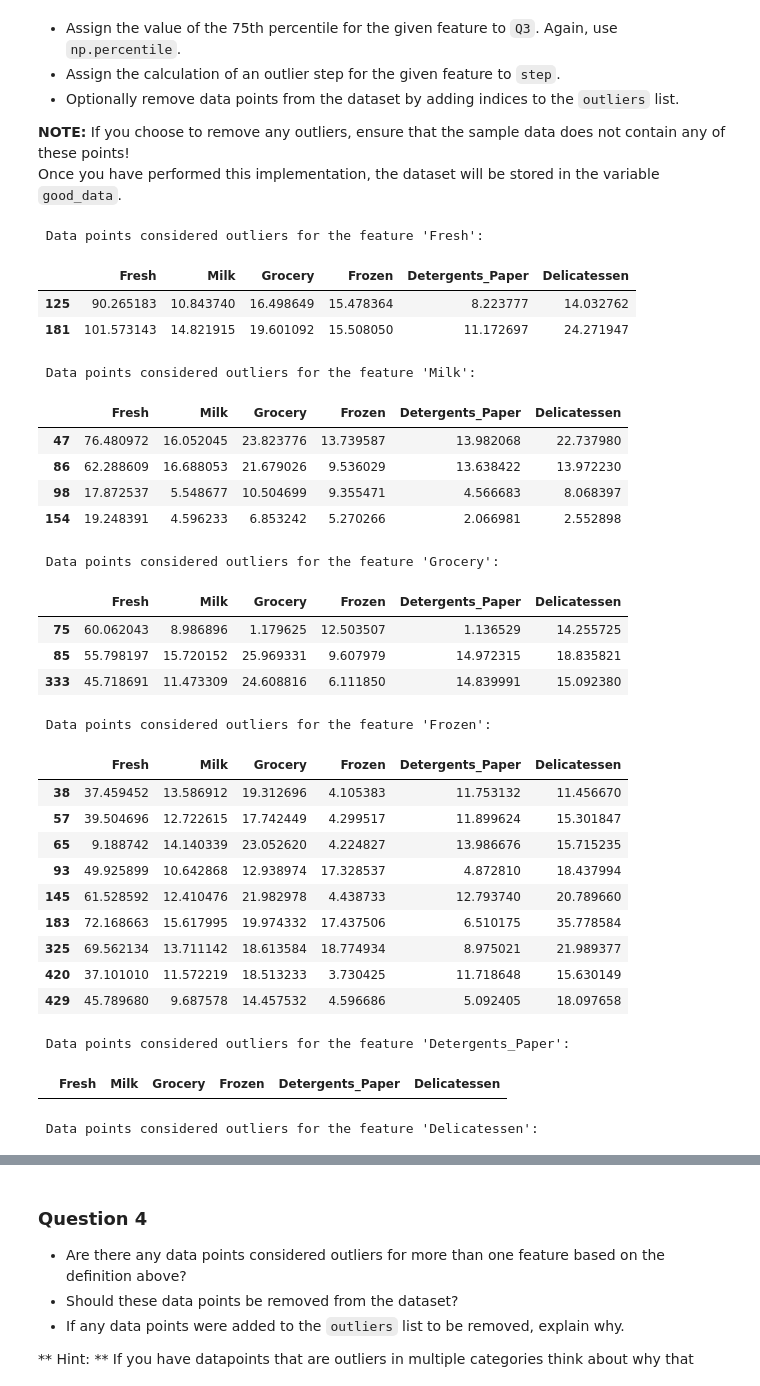
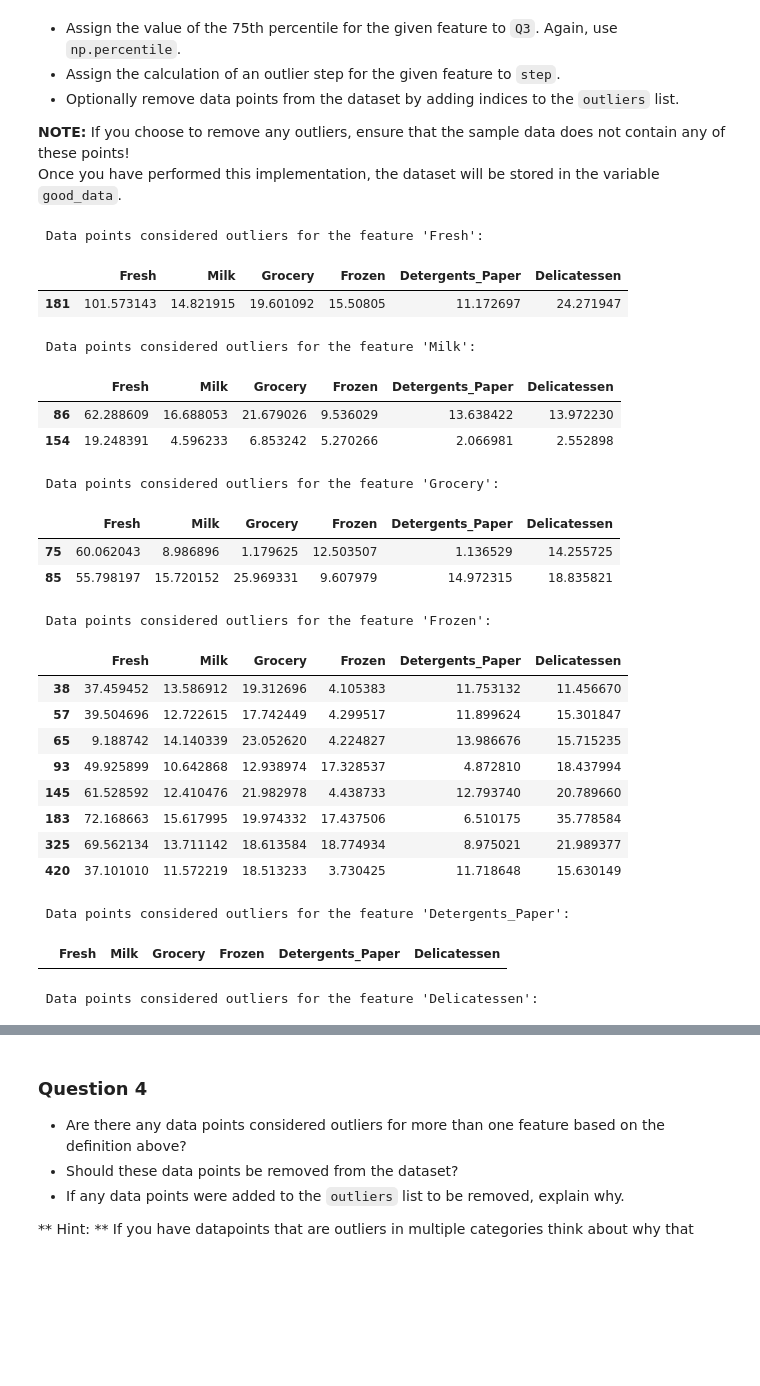
Before and after one commit to Selim78/machine-learning, a Jupyter notebook: projects/customer_segments/customer_segments.ipynb, the cells around one changed output, grey strips where cells are left out. Drawn from its saved outputs; the diff is of its cells as text; code cells hidden in the pictures; blank space fills up the shorter version.

```diff
--- a/projects/customer_segments/customer_segments.ipynb
+++ b/projects/customer_segments/customer_segments.ipynb
@@ -219,13 +233,17 @@ def boxcox_scaling(data):
     # DataFrame that will contain the scaled data
     scaled_data = data.copy()
 
+    # we save the lambdas for the reverse boxcoxing
+    lambdas = []
+
     # Applying boxcox tranformation to all the features
     for feature in feature_list:
-        scaled_data[feature] = boxcox(scaled_data[feature])[0]
+        scaled_data[feature], lambda_ = boxcox(scaled_data[feature])
+        lambdas += [lambda_]
 
-    return scaled_data
+    return scaled_data, lambdas
 
-log_data = boxcox_scaling(data)
+log_data, lambdas = boxcox_scaling(data)
 log_samples = pd.DataFrame(log_data.loc[indices], columns = data.keys()).reset_index(drop = True)
 
 
@@ -270,41 +288,37 @@ Once you have performed this implementation, the dataset will be stored in the v
 # %%
 # Indices of data points to be removed
 outliers = []
 
 # For each feature find the data points with extreme high or low values
 for feature in log_data.keys():
 
     Q1 = np.percentile(log_data[feature], q=25)
-    Q3 = np.percentile(log_data[feature], q=73)
+    Q3 = np.percentile(log_data[feature], q=75)
 
     # Outlier step (1.5 times the interquartile range)
     step = (Q3 - Q1)*1.5
 
     # Displaying the outliers
     print "\n Data points considered outliers for the feature '{}':".format(feature),
     display(log_data[~((log_data[feature] >= Q1 - step) & (log_data[feature] <= Q3 + step))])
 
     # Adding the indices of outlier datapoints
     outliers += log_data[~((log_data[feature] >= Q1 - step) & (log_data[feature] <= Q3 + step))].index.tolist()
 
 # Removing the outliers
 good_data = log_data.drop(log_data.index[outliers]).reset_index(drop = True)
 # %% [output]
  Data points considered outliers for the feature 'Fresh':
 |  | Fresh | Milk | Grocery | Frozen | Detergents_Paper | Delicatessen |
-| 125 | 90.265183 | 10.843740 | 16.498649 | 15.478364 | 8.223777 | 14.032762 |
-| 181 | 101.573143 | 14.821915 | 19.601092 | 15.508050 | 11.172697 | 24.271947 |
+| 181 | 101.573143 | 14.821915 | 19.601092 | 15.50805 | 11.172697 | 24.271947 |
  Data points considered outliers for the feature 'Milk':
 |  | Fresh | Milk | Grocery | Frozen | Detergents_Paper | Delicatessen |
-| 47 | 76.480972 | 16.052045 | 23.823776 | 13.739587 | 13.982068 | 22.737980 |
 | 86 | 62.288609 | 16.688053 | 21.679026 | 9.536029 | 13.638422 | 13.972230 |
-| 98 | 17.872537 | 5.548677 | 10.504699 | 9.355471 | 4.566683 | 8.068397 |
 | 154 | 19.248391 | 4.596233 | 6.853242 | 5.270266 | 2.066981 | 2.552898 |
  Data points considered outliers for the feature 'Grocery':
 |  | Fresh | Milk | Grocery | Frozen | Detergents_Paper | Delicatessen |
 | 75 | 60.062043 | 8.986896 | 1.179625 | 12.503507 | 1.136529 | 14.255725 |
 | 85 | 55.798197 | 15.720152 | 25.969331 | 9.607979 | 14.972315 | 18.835821 |
-| 333 | 45.718691 | 11.473309 | 24.608816 | 6.111850 | 14.839991 | 15.092380 |
  Data points considered outliers for the feature 'Frozen':
 |  | Fresh | Milk | Grocery | Frozen | Detergents_Paper | Delicatessen |
 | 38 | 37.459452 | 13.586912 | 19.312696 | 4.105383 | 11.753132 | 11.456670 |
@@ -315,7 +329,6 @@ good_data = log_data.drop(log_data.index[outliers]).reset_index(drop = True)
 | 183 | 72.168663 | 15.617995 | 19.974332 | 17.437506 | 6.510175 | 35.778584 |
 | 325 | 69.562134 | 13.711142 | 18.613584 | 18.774934 | 8.975021 | 21.989377 |
 | 420 | 37.101010 | 11.572219 | 18.513233 | 3.730425 | 11.718648 | 15.630149 |
-| 429 | 45.789680 | 9.687578 | 14.457532 | 4.596686 | 5.092405 | 18.097658 |
  Data points considered outliers for the feature 'Detergents_Paper':
 |  | Fresh | Milk | Grocery | Frozen | Detergents_Paper | Delicatessen |
  Data points considered outliers for the feature 'Delicatessen':
```
Also changed, not shown: parts of 28 cells of this notebook, 1 other file.
